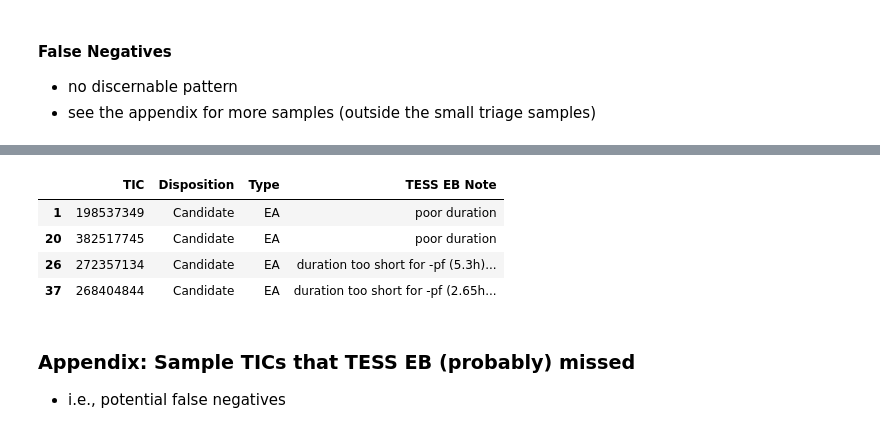
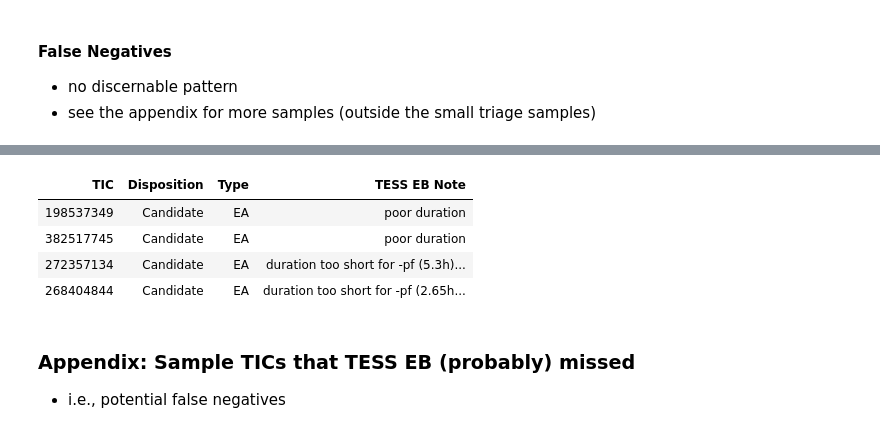
Before and after one commit to orionlee/pht_eb_stats2, a Jupyter notebook: src/dashboard_tesseb_comparison.ipynb, the cells around one changed output, grey strips where cells are left out. Drawn from its saved outputs; the diff is of its cells as text; code cells hidden in the pictures.

```diff
--- a/src/dashboard_tesseb_comparison.ipynb
+++ b/src/dashboard_tesseb_comparison.ipynb
@@ -89,7 +89,7 @@ report
 
 Note: The false positives / false negative rates reported below are likely to be much higher than the real values, because the samples are biased: they do not include known EBs in VSX, ASAS-SN, or SIMBAD
 # %%
-df_vetting_statuses = vetting_meta.load_vetting_statuses_table(add_disposition_group=True)
+df_vetting_statuses = vetting_meta.load_vetting_statuses_table(add_disposition_group=True, add_tesseb_url_col=True)
 
 df = df_vetting_statuses
 
@@ -138,5 +138,6 @@ False negative: 13% , 2 / (2 + 13)
 - See also: [TESS EB NEBs](https://www.zooniverse.org/projects/nora-dot-eisner/planet-hunters-tess/collections/orionlee/pht-tess-eb-nebs) collections for more examples, identified during regular Planet Hunters TESS workflow.
 # %%
 with pd.option_context('display.max_colwidth', None):
-    display(df[(df["Disposition_Group"] == "FP") & (df["In TESSEBs1-26"] == "Y")][["TIC", "Disposition", "TESS EB Note", "Note"]])
+    df_to_show = df[(df["Disposition_Group"] == "FP") & (df["In TESSEBs1-26"] == "Y")][["TIC", "Disposition", "TESS EB Note", "Note", "TESSEB_URL"]]
+    display(dashboard_utils.style(df_to_show))
 # %% [output]
@@ -152,5 +153,6 @@ with pd.option_context('display.max_colwidth', None):
 - see the appendix for more samples (outside the small triage samples)
 # %%
 with pd.option_context('display.max_colwidth', None):
-    display(df[(df["Disposition_Group"] == "Candidate") & (df["In TESSEBs1-26"] == "N")][["TIC", "Disposition", "Type", "Note"]])
+    df_to_show = df[(df["Disposition_Group"] == "Candidate") & (df["In TESSEBs1-26"] == "N")][["TIC", "Disposition", "Type", "Note"]]
+    display(dashboard_utils.style(df_to_show))
 # %% [output]
@@ -170,13 +172,14 @@ Detrended phase Plot, with the ~5.8 hour eclipse shaded:
 ![image.png](attachment:image.png)
 # %%
 with pd.option_context('display.max_colwidth', None):
-    display(df[(df["TESS EB Note"].str.contains("duration"))][["TIC", "Disposition", "Type", "TESS EB Note",]])
+    df_to_show = df[(df["TESS EB Note"].str.contains("duration"))][["TIC", "Disposition", "Type", "TESS EB Note",]]
+    display(dashboard_utils.style(df_to_show))
 # %% [output]
-|  | TIC | Disposition | Type | TESS EB Note |
-| 1 | 198537349 | Candidate | EA | poor duration |
-| 20 | 382517745 | Candidate | EA | poor duration |
-| 26 | 272357134 | Candidate | EA | duration too short for -pf (5.3h)... |
-| 37 | 268404844 | Candidate | EA | duration too short for -pf (2.65h... |
+| TIC | Disposition | Type | TESS EB Note |
+| 198537349 | Candidate | EA | poor duration |
+| 382517745 | Candidate | EA | poor duration |
+| 272357134 | Candidate | EA | duration too short for -pf (5.3h)... |
+| 268404844 | Candidate | EA | duration too short for -pf (2.65h... |
 # %% [markdown]
 ### Appendix: Sample TICs that TESS EB (probably) missed
 
```
Also changed, not shown: parts of 2 cells of this notebook, 2 other files.
